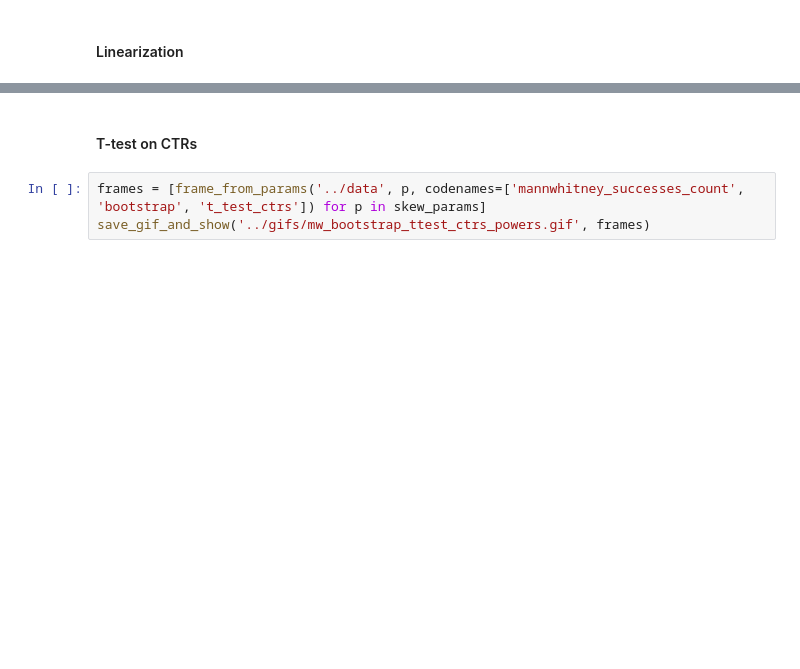
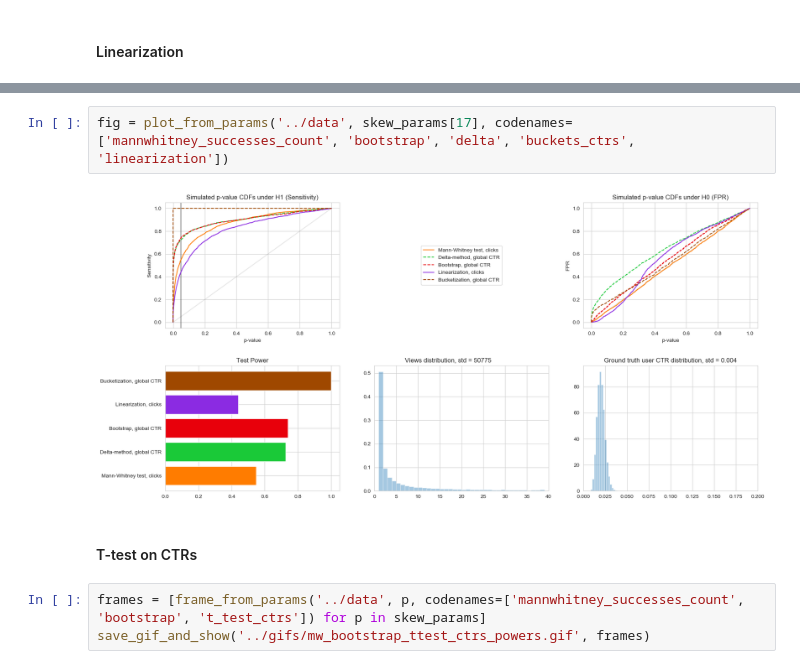
Before and after one commit to marnikitta/stattests, a Jupyter notebook: notebooks/all_experiments.ipynb, the cells around one changed output, grey strips where cells are left out. Cells and saved outputs as stored; diff of their text form; blank space fills up the shorter version.

```diff
--- a/notebooks/all_experiments.ipynb
+++ b/notebooks/all_experiments.ipynb
@@ -217,6 +224,10 @@ frames = [frame_from_params('../data', p, codenames=['mannwhitney_successes_coun
 save_gif_and_show('../gifs/mw_bootstrap_linearization_ctrs.gif', frames)
 # %% [output]
 [interactive output not drawn]
+# %%
+fig = plot_from_params('../data', skew_params[17], codenames=['mannwhitney_successes_count', 'bootstrap', 'delta', 'buckets_ctrs', 'linearization'])
+# %% [output]
+[figure, added]
 # %% [markdown]
 #### T-test on CTRs
 # %%
```
Also changed, not shown: parts of 12 cells of this notebook, 9 other files.
